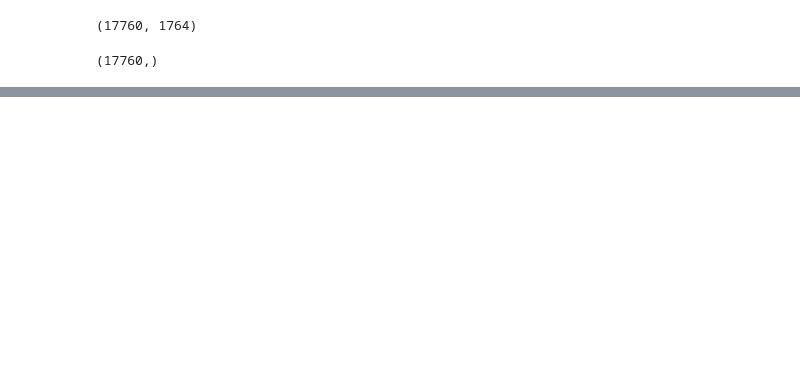
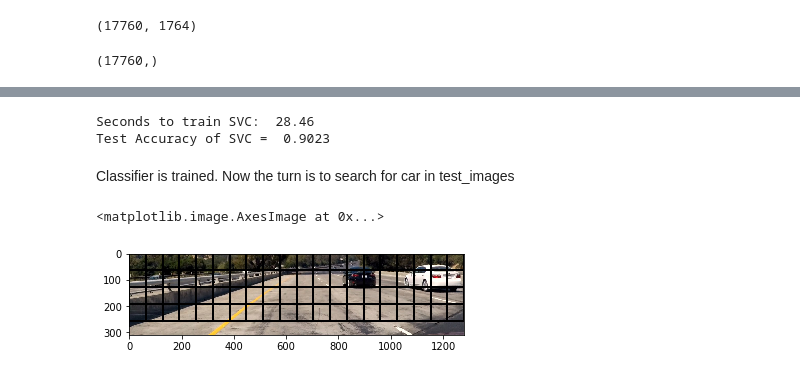
Before and after one commit to kushshukla24/P5_VehicleDetectionAndTracking, a Jupyter notebook: P5_VehicleDetectionAndTracking.ipynb, the cells around one changed output, grey strips where cells are left out. Saved outputs shown, nothing was run; the diff lists cells and outputs as text; code cells hidden in the pictures; blank space fills up the shorter version.

Commit message:
Classifier ready and rough sliding window code

```diff
--- a/P5_VehicleDetectionAndTracking.ipynb
+++ b/P5_VehicleDetectionAndTracking.ipynb
@@ -112,0 +159,25 @@ print("Accuracy Score: ", accuracy_score(y_test, y_predicted))
+# %%
+from sklearn.svm import LinearSVC
+
+svc = LinearSVC()
+# Check the training time for the SVC
+t1 = time.time()
+svc.fit(X_train, y_train)
+t2 = time.time()
+print('Seconds to train SVC: ', round(t2-t1, 2))
+print('Test Accuracy of SVC = ', round(svc.score(X_test, y_test), 4))
+# %% [output]
+Seconds to train SVC:  28.46
+Test Accuracy of SVC =  0.9023
+# %% [markdown]
+Classifier is trained. Now the turn is to search for car in test_images
+# %%
+def draw_boxes(img, bboxes, color=(0, 0, 255), thick=6):
+    # Make a copy of the image
+    imcopy = np.copy(img)
+    # Iterate through the bounding boxes
+    for bbox in bboxes:
+        # Draw a rectangle given bbox coordinates
+        cv2.rectangle(imcopy, bbox[0], bbox[1], color, thick)
+    # Return the image copy with boxes drawn
+    return imcopy
@@ -112,0 +228,13 @@ print("Accuracy Score: ", accuracy_score(y_test, y_predicted))
+# %%
+image = mpimg.imread(testImages[0])
+image = image/255.
+image_height = image.shape[0]
+image = image[image_height//2:image_height-50]
+windows = slide_window(image, x_start_stop=[None, None], y_start_stop=[None, None],
+                    xy_window=(128, 128), xy_overlap=(0.5, 0.5))
+
+window_img = draw_boxes(image, windows, color=(0, 0, 255), thick=6)
+plt.imshow(window_img)
+# %% [output]
+<matplotlib.image.AxesImage at 0x...>
+[figure, added]
```
Also changed, not shown: parts of 17 cells of this notebook.
